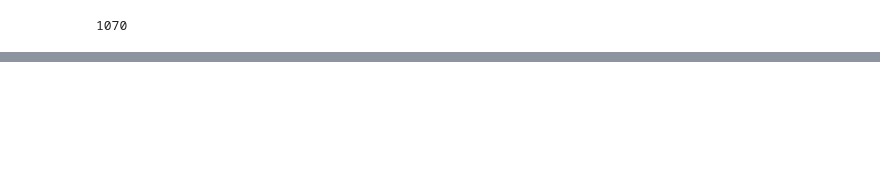
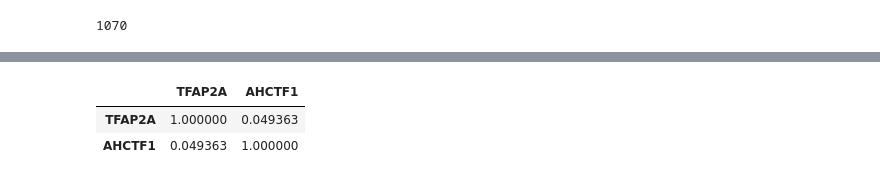
Before and after one commit to ddiannae/cancer_bootcamp25, a Jupyter notebook: project_week_get_tf_dependencies.ipynb, the cells around one changed output, grey strips where cells are left out. Saved outputs shown, nothing was run; the diff lists cells and outputs as text; code cells hidden in the pictures; blank space fills up the shorter version.

```diff
--- a/project_week_get_tf_dependencies.ipynb
+++ b/project_week_get_tf_dependencies.ipynb
@@ -470,0 +561,6 @@ E3_expr
+# %%
+concat_df.corr()
+# %% [output]
+|  | TFAP2A | AHCTF1 |
+| TFAP2A | 1.000000 | 0.049363 |
+| AHCTF1 | 0.049363 | 1.000000 |
```
Also changed, not shown: parts of 63 cells of this notebook.
